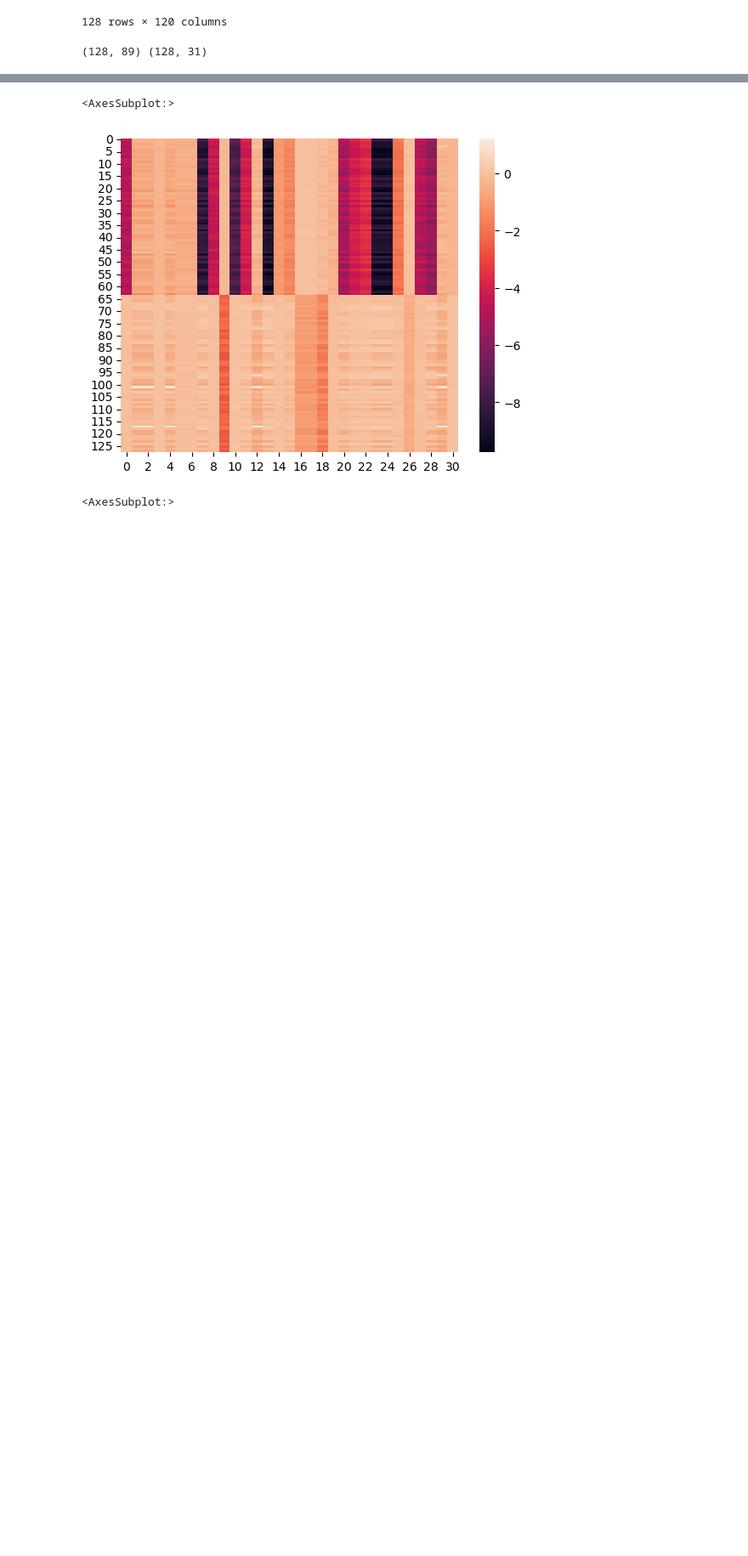
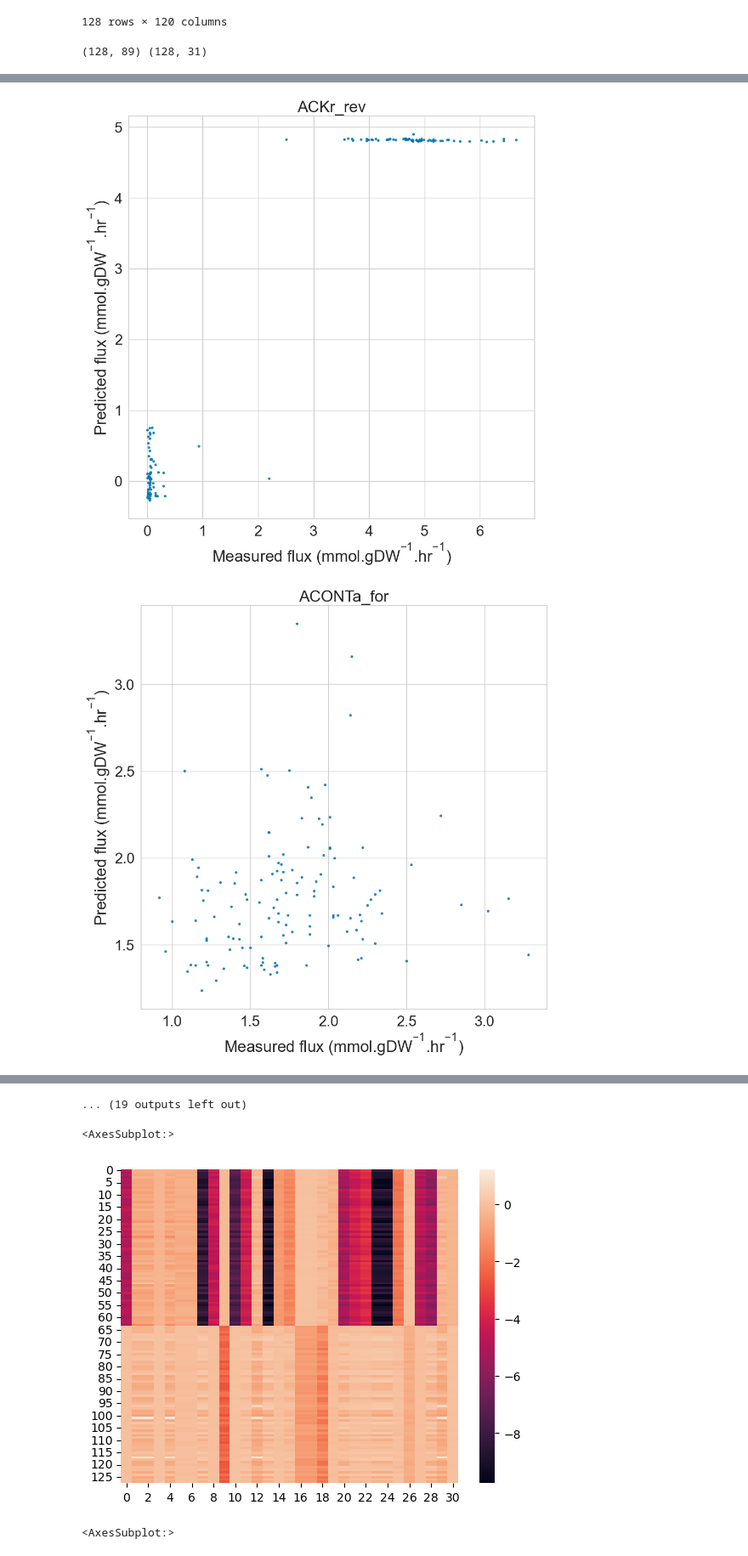
Before and after one commit to leonfaure/amn_benchmark, a Jupyter notebook: rijs_2011/rijs_2011_final.ipynb, the cells around one changed output, grey strips where cells are left out. Shown at 85% size. Cells and saved outputs as stored; diff of their text form; code cells hidden in the pictures; blank space fills up the shorter version.

Commit message:
updated figures each flux result

```diff
--- a/rijs_2011/rijs_2011_final.ipynb
+++ b/rijs_2011/rijs_2011_final.ipynb
@@ -24,3 +24,7 @@ Y = all_data_norm.iloc[:,89:].values
 print(X.shape, Y.shape)
 # %% [output]
 (128, 89) (128, 31)
+# %%
+X = all_data.iloc[:,:89].values
+Y = all_data.iloc[:,89:].values
+print(X.shape, Y.shape)
@@ -66,0 +73,3 @@ print(r2_score(Y, mean_xgb_pred, multioutput='variance_weighted'))
+# %%
+mean_xgb_pred_df = pd.DataFrame(mean_xgb_pred, columns=all_data.iloc[:,89:].columns)
+mean_xgb_pred_df
@@ -66,0 +90,3 @@ print(r2_score(Y, mean_xgb_pred, multioutput='variance_weighted'))
+# %%
+true_df = all_data.iloc[:,89:]
+true_df
@@ -66,0 +107,18 @@ print(r2_score(Y, mean_xgb_pred, multioutput='variance_weighted'))
+# %%
+for flux in true_df.columns:
+    TRUE = true_df[flux]
+    PRED = mean_xgb_pred_df[flux]
+
+    sns.set(font='arial', palette="colorblind", style="whitegrid", font_scale=2, rc={'figure.figsize':(11,11)})
+    sns.regplot(x=TRUE, y=PRED, fit_reg=0, marker='.')
+    # sns.lineplot([min(TRUE.ravel()), max(TRUE.ravel())], [min(TRUE.ravel()), max(TRUE.ravel())], color='y')
+    plt.xlabel("Measured flux (mmol." + r'$\mathregular{gDW^{-1}}$' + '.' + r'$\mathregular{hr^{-1}}$' +")")
+    plt.ylabel("Predicted flux (mmol." + r'$\mathregular{gDW^{-1}}$' + '.' + r'$\mathregular{hr^{-1}}$' +")")
+    # plt.xlim(min(TRUE)-0.01, max(TRUE)+0.05)
+    # plt.ylim(min(PRED)-0.02, max(PRED)+0.05)
+    plt.title(str(flux))
+    plt.show()
+    # plt.savefig("RegPerf_cobra.png", dpi=500)
+# %% [output]
+[figure, added]
+[figure, added]
@@ -67,3 +135,4 @@ print(r2_score(Y, mean_xgb_pred, multioutput='variance_weighted'))
+... (19 outputs left out)
 # %%
 sns.heatmap(mean_xgb_pred)
 # %% [output]
```
Also changed, not shown: parts of 5 cells of this notebook.
